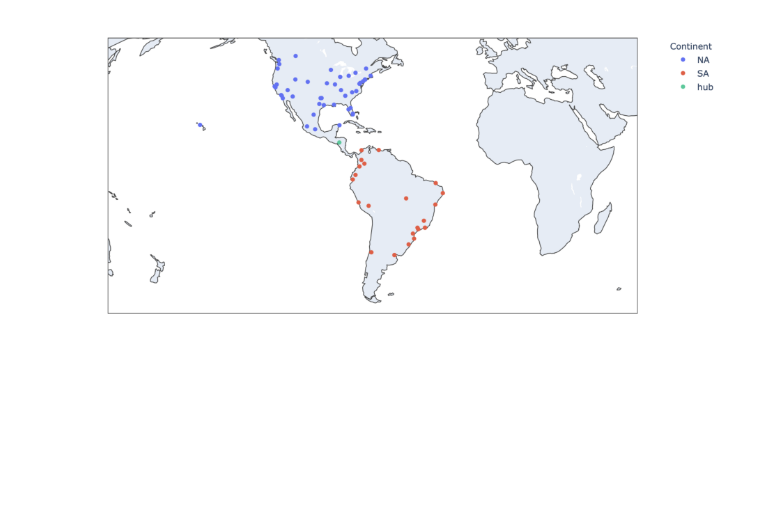
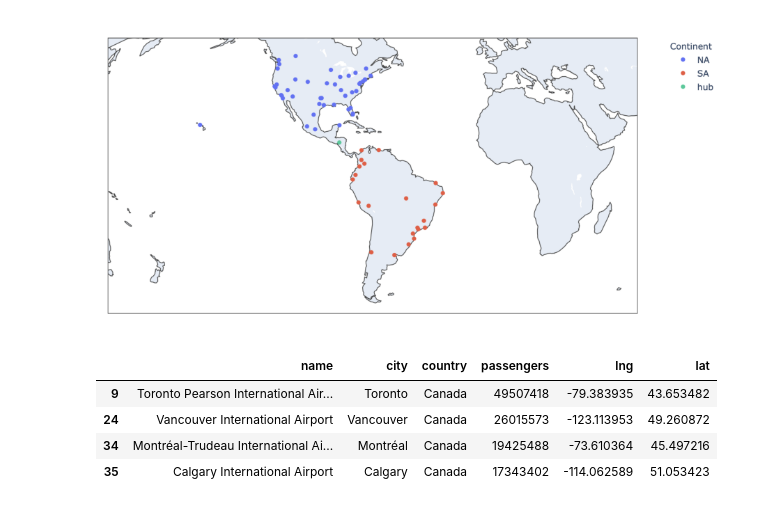
Before and after one commit to otzhora/optimal_aero_hub, a Jupyter notebook: nbs/optimize.ipynb, the cells around one changed output. Cells and saved outputs as stored; diff of their text form; code cells hidden in the pictures; blank space fills up the shorter version.

```diff
--- a/nbs/optimize.ipynb
+++ b/nbs/optimize.ipynb
@@ -102,3 +111,11 @@ plt.axis("off")
 plt.show()
 # %% [output]
 [figure]
+# %%
+na_air_df.loc[na_air_df["country"] == "Canada"]
+# %% [output]
+|  | name | city | country | passengers | lng | lat |
+| 9 | Toronto Pearson International Air... | Toronto | Canada | 49507418 | -79.383935 | 43.653482 |
+| 24 | Vancouver International Airport | Vancouver | Canada | 26015573 | -123.113953 | 49.260872 |
+| 34 | Montréal-Trudeau International Ai... | Montréal | Canada | 19425488 | -73.610364 | 45.497216 |
+| 35 | Calgary International Airport | Calgary | Canada | 17343402 | -114.062589 | 51.053423 |
```
Also changed, not shown: parts of 4 cells of this notebook, 1 other file.
